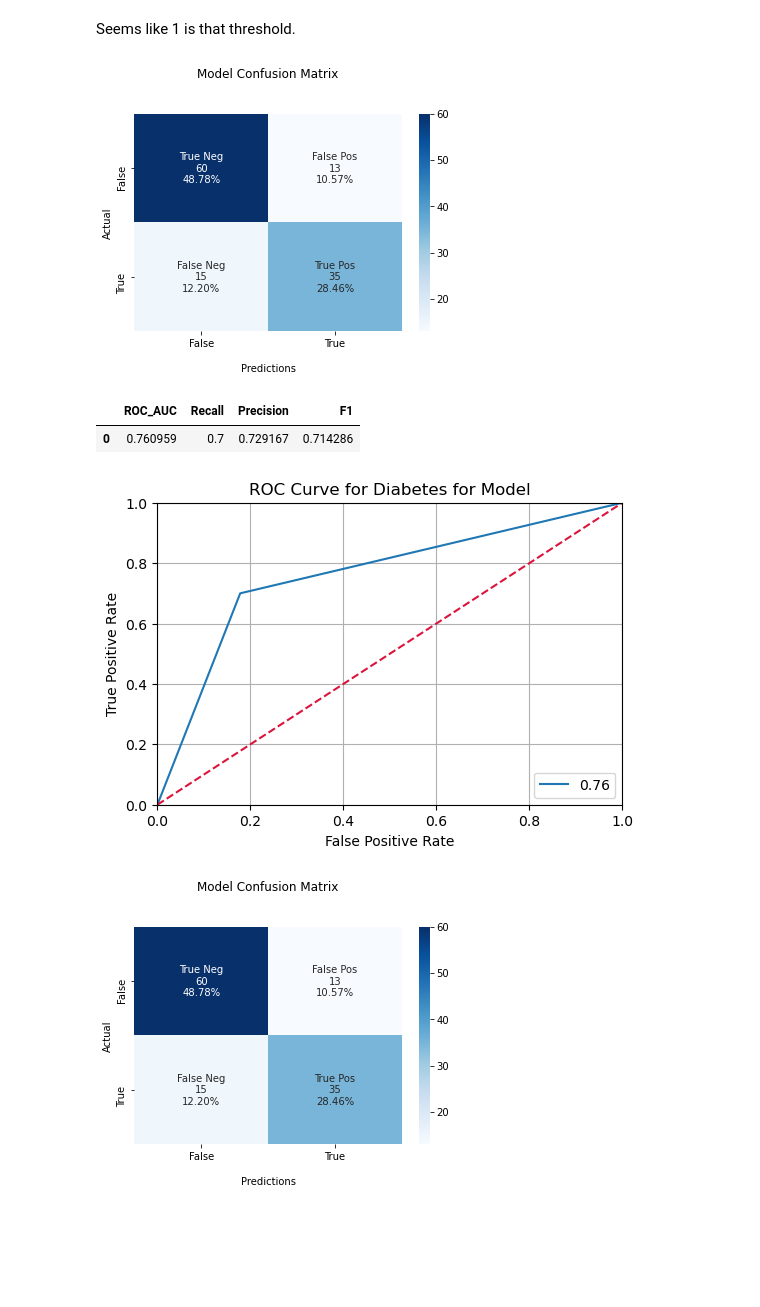
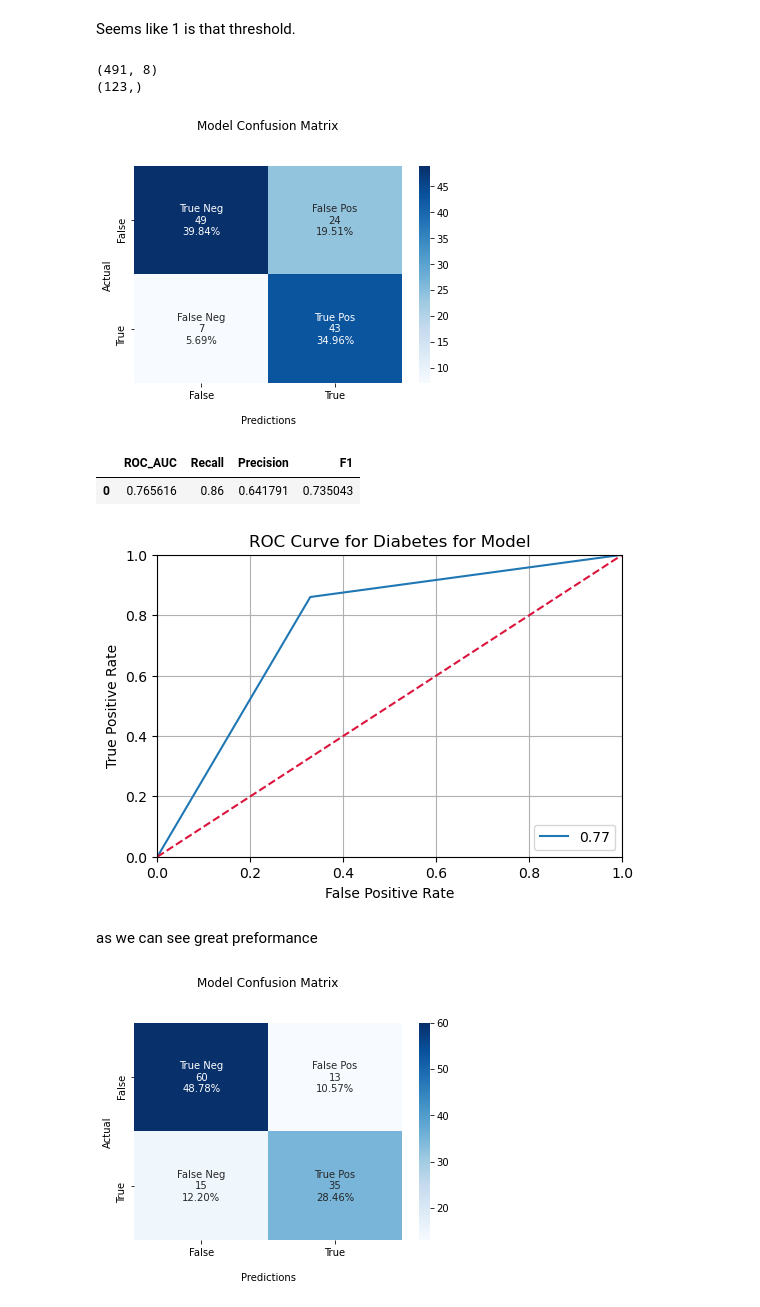
Before and after one commit to Aviost111/Diabetes_Predictions, a Jupyter notebook: Model_testing.ipynb, the cells around one changed output. Drawn from its saved outputs; the diff is of its cells as text; code cells hidden in the pictures; blank space fills up the shorter version.

Commit message:
knn threshold added

```diff
--- a/Model_testing.ipynb
+++ b/Model_testing.ipynb
@@ -586,43 +586,57 @@ y_scores = knn_v2.predict_proba(X_test2_fs)
 fpr, tpr, threshold = roc_curve(y_test2, y_scores[:, 1])
 # %% [markdown]
 Seems like 1 is that threshold.
+# %%
+print(X_train2_fs.shape)
+print(y_test2.shape)
+# %% [output]
+(491, 8)
+(123,)
 # %%
 # testing the optimized model:
-
 recall_opt=[]
 precision_opt=[]
 roc_opt=[]
 f1_opt=[]
 
 knn_opt = KNeighborsClassifier(n_neighbors=9)
 
-knn_opt.fit(X_train_fs,y_train_stand)
+knn_opt.fit(X_train2_fs,y_train2)
+
+threshold = optimal_threshold
+
+predicted_proba = knn_opt.predict_proba(X_test2_fs)
+y_pred_opt = (predicted_proba [:,1] >= threshold).astype('int')
+
+accuracy = accuracy_score(y_test2,y_pred_opt)
 
 
 
-y_pred_opt = knn_opt.predict(X_test2_fs)
+#y_pred_opt = knn_opt.predict(X_test2_fs)
 
 recall_opt.append(recall_score(y_test2, y_pred_opt))
 
 precision_opt.append(precision_score(y_test2, y_pred_opt))
 
 roc_opt.append(sklearn.metrics.roc_auc_score(y_test2,y_pred_opt))
 
 f1_opt.append(fbeta_score(y_test2, y_pred_opt, beta=1))
 
 d_opt = {'ROC_AUC': roc_opt, 'Recall': recall_opt,'Precision':precision_opt,'F1':f1_opt}
 
 df_opt = pd.DataFrame(data=d_opt)
 
 confusion_matrix_show(confusion_matrix(y_test2, y_pred_opt))
 roc_show(y_test2,y_pred_opt)
 
 df_opt
 # %% [output]
-[figure, old version]
+[figure, new version]
 |  | ROC_AUC | Recall | Precision | F1 |
-| 0 | 0.760959 | 0.7 | 0.729167 | 0.714286 |
+| 0 | 0.765616 | 0.86 | 0.641791 | 0.735043 |
-[figure, old version]
+[figure, new version]
+# %% [markdown]
+as we can see great preformance
 # %%
 # with threshold, no difference?
 
```
Also changed, not shown: parts of 7 cells of this notebook.
